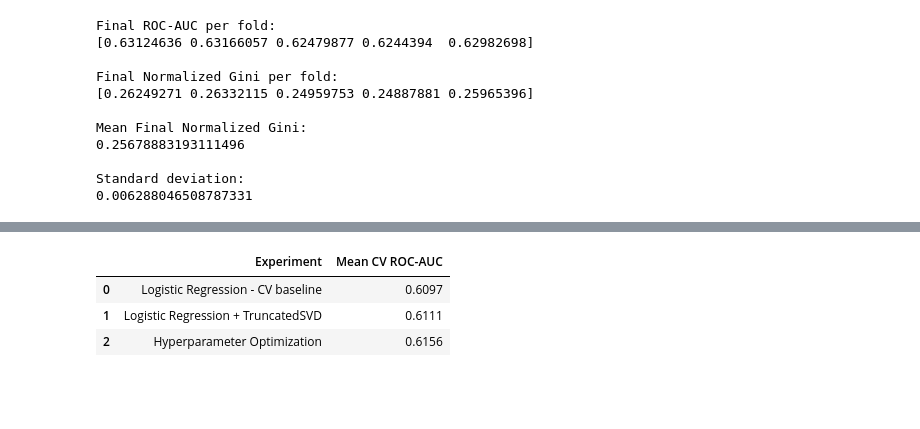
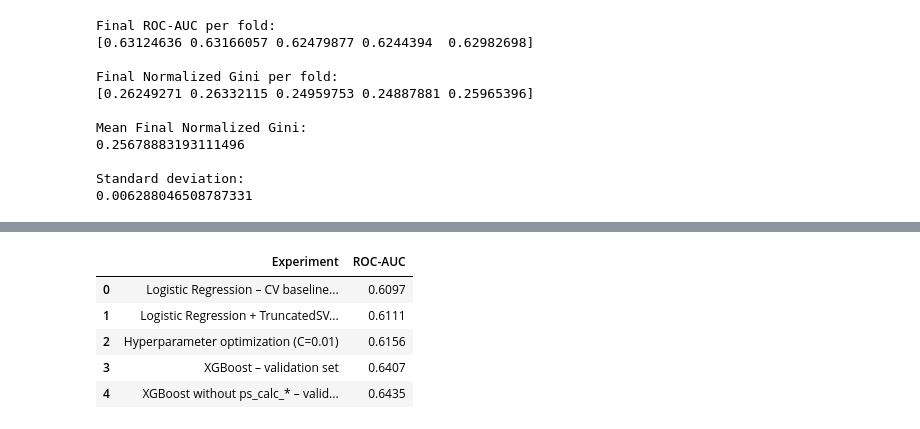
Before and after one commit to Mel95-web/porto-seguro-safe-driver-prediction, a Jupyter notebook: notebooks/porto_seguro_safe_driver_prediction.ipynb, the cells around one changed output, grey strips where cells are left out. Saved outputs shown, nothing was run; the diff lists cells and outputs as text; code cells hidden in the pictures; blank space fills up the shorter version.

```diff
--- a/notebooks/porto_seguro_safe_driver_prediction.ipynb
+++ b/notebooks/porto_seguro_safe_driver_prediction.ipynb
@@ -20,7 +63,7 @@ from sklearn.datasets import fetch_openml
 data = fetch_openml(data_id=42742, as_frame=True)
 # %%
 X = data.data
-y = data.target
+y = data.target.astype(int)  # Zielvariable als ganze Zahl (0 = kein Schaden, 1 = Schaden)
 # %%
 print("Shape of X:", X.shape)
 print("Shape of y:", y.shape)
@@ -1390,0 +1464,20 @@ Standard deviation:
+# %%
+calc_features = [col for col in X.columns if col.startswith("ps_calc_")]
+
+preprocessor_no_calc = ColumnTransformer([
+    ("num", clone(numerical_pipeline), [c for c in numerical_features if c not in calc_features]),
+    ("cat", clone(categorical_pipeline), categorical_features),
+    ("bin", clone(binary_pipeline), [c for c in binary_features if c not in calc_features])
+])
+
+xgb_no_calc = Pipeline([
+    ("preprocessor", preprocessor_no_calc),
+    ("model", clone(xgb_model.named_steps["model"]))
+])
+
+xgb_no_calc.fit(X_tr, y_tr)
+auc_val_no_calc = roc_auc_score(y_val, xgb_no_calc.predict_proba(X_val)[:, 1])
+
+print("Number of ps_calc_* features:", len(calc_features))
+print(f"Validation ROC-AUC with ps_calc_*:    {val_results.loc['XGBoost', 'ROC-AUC']:.4f}")
+print(f"Validation ROC-AUC without ps_calc_*: {auc_val_no_calc:.4f}")
@@ -1452,22 +1697,27 @@ final_model_comparison.round(4)
 # %%
 additional_experiments = pd.DataFrame({
     "Experiment": [
-        "Logistic Regression - CV baseline",
-        "Logistic Regression + TruncatedSVD",
-        "Hyperparameter Optimization"
+        "Logistic Regression – CV baseline (100,000 obs.)",
+        "Logistic Regression + TruncatedSVD (100,000 obs.)",
+        "Hyperparameter optimization (C=0.01)",
+        "XGBoost – validation set",
+        "XGBoost without ps_calc_* – validation set"
     ],
-
-    "Mean CV ROC-AUC": [
-        0.6097315992551818,
-        0.6110589450485895,
-        0.6156159653228858
+    "ROC-AUC": [
+        scores_without_svd.mean(),
+        scores_with_svd.mean(),
+        grid_search.best_score_,
+        val_results.loc["XGBoost", "ROC-AUC"],
+        auc_val_no_calc
     ]
 })
 
 additional_experiments.round(4)
 # %% [output]
-|  | Experiment | Mean CV ROC-AUC |
-| 0 | Logistic Regression - CV baseline | 0.6097 |
-| 1 | Logistic Regression + TruncatedSVD | 0.6111 |
-| 2 | Hyperparameter Optimization | 0.6156 |
+|  | Experiment | ROC-AUC |
+| 0 | Logistic Regression – CV baseline... | 0.6097 |
+| 1 | Logistic Regression + TruncatedSV... | 0.6111 |
+| 2 | Hyperparameter optimization (C=0.01) | 0.6156 |
+| 3 | XGBoost – validation set | 0.6407 |
+| 4 | XGBoost without ps_calc_* – valid... | 0.6435 |
 # %% [markdown]
```
Also changed, not shown: parts of 43 cells of this notebook.
